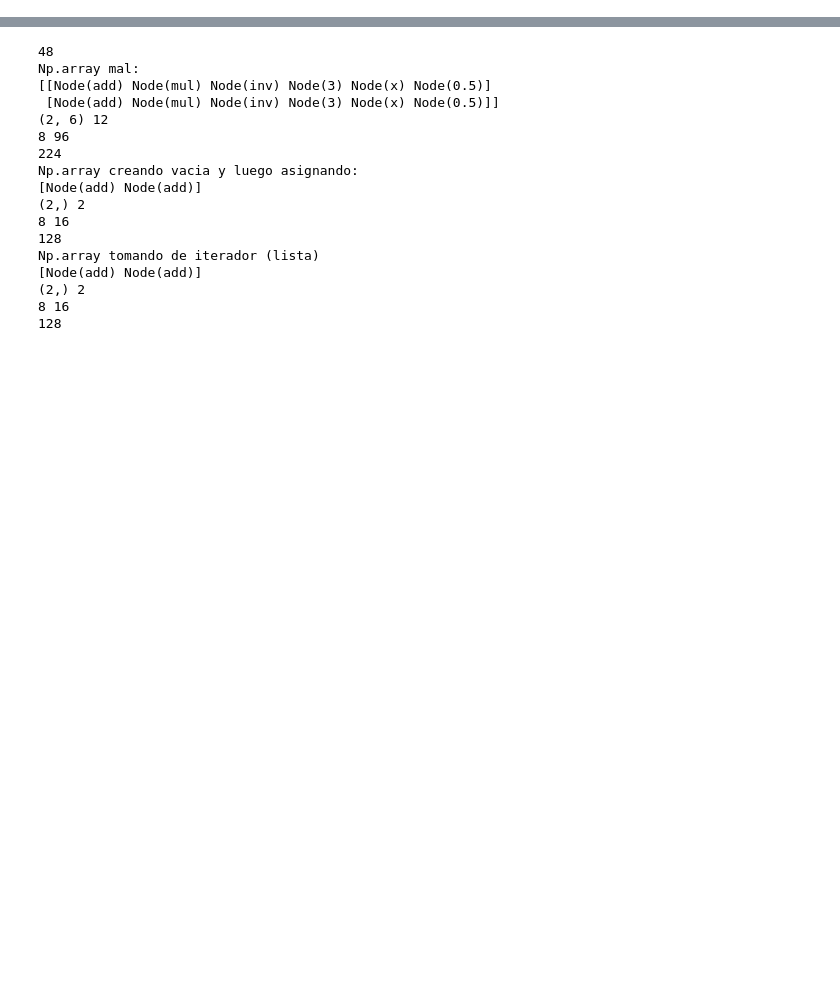
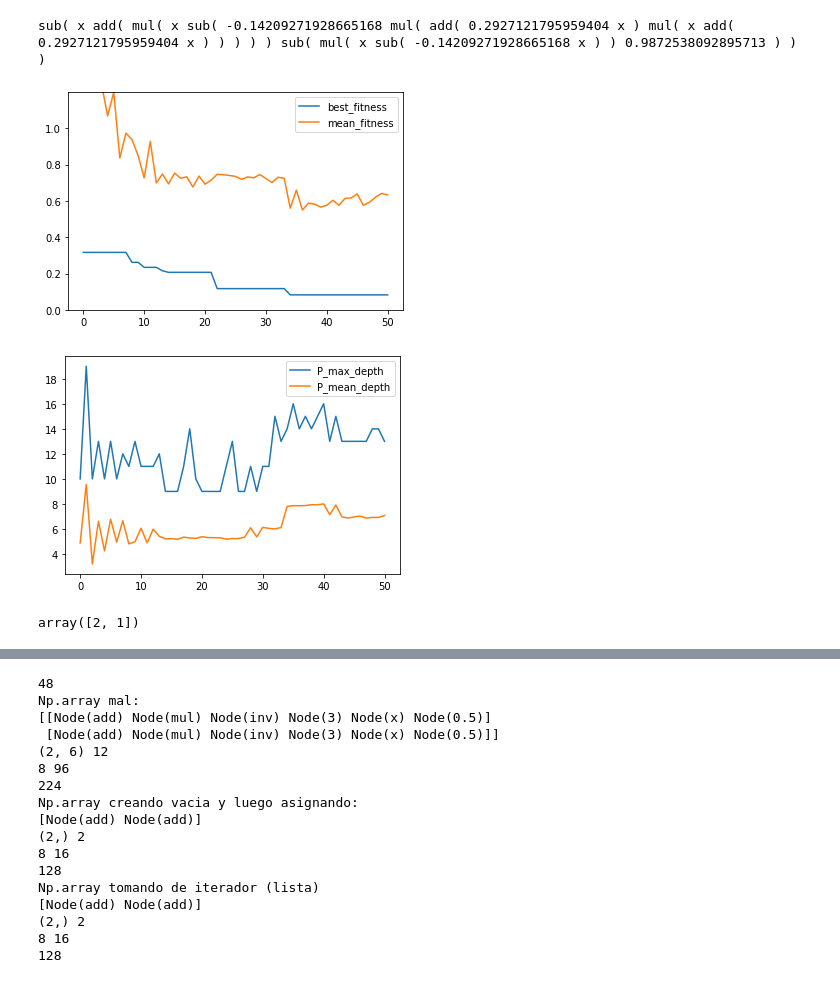
Before and after one commit to Master-IA/c_evol, a Jupyter notebook: gp_notebook.ipynb, the cells around one changed output, grey strips where cells are left out. Saved outputs shown, nothing was run; the diff lists cells and outputs as text; code cells hidden in the pictures; blank space fills up the shorter version.

```diff
--- a/gp_notebook.ipynb
+++ b/gp_notebook.ipynb
@@ -7,0 +25,4 @@ import random
+# %%
+gp = GP(func_list=['add','mul','sub'], size_penalty=0.005)
+res = gp.execute(x,y, generations=50)
+res
@@ -8,3 +47,20 @@ import random
+# %%
+import matplotlib.pyplot as plt
+plt.figure(figsize=(6,4))
+plt.plot(res['best_fitness'], label='best_fitness')
+plt.plot(res['mean_fitness'], label='mean_fitness')
+plt.ylim(0,res['mean_fitness'][5])
+plt.legend()
+
+plt.figure(figsize=(6,4))
+plt.plot(res['P_max_depth'], label='P_max_depth')
+plt.plot(res['P_mean_depth'], label='P_mean_depth')
+plt.legend()
+print(res['best_trees'][-1])
+# %% [output]
+sub( x add( mul( x sub( -0.14209271928665168 mul( add( 0.2927121795959404 x ) mul( x add( 0.2927121795959404 x ) ) ) ) ) sub( mul( x sub( -0.14209271928665168 x ) ) 0.9872538092895713 ) ) )
+[figure, added]
+[figure, added]
 # %%
 nroot = GPTree('add',
     left=GPTree('mul',
@@ -15,6 +71,10 @@ nroot = GPTree('add',
 nroot2 = GPTree('mul',
         left=GPTree(3),
         right=GPTree('x'))
+# %%
+np.asarray([tree.depth() for tree in [nroot,nroot2]])
+# %% [output]
+array([2, 1])
 # %%
 nroot.graphviz()
 # %% [output]
```
Also changed, not shown: parts of 7 cells of this notebook, 6 other files.
